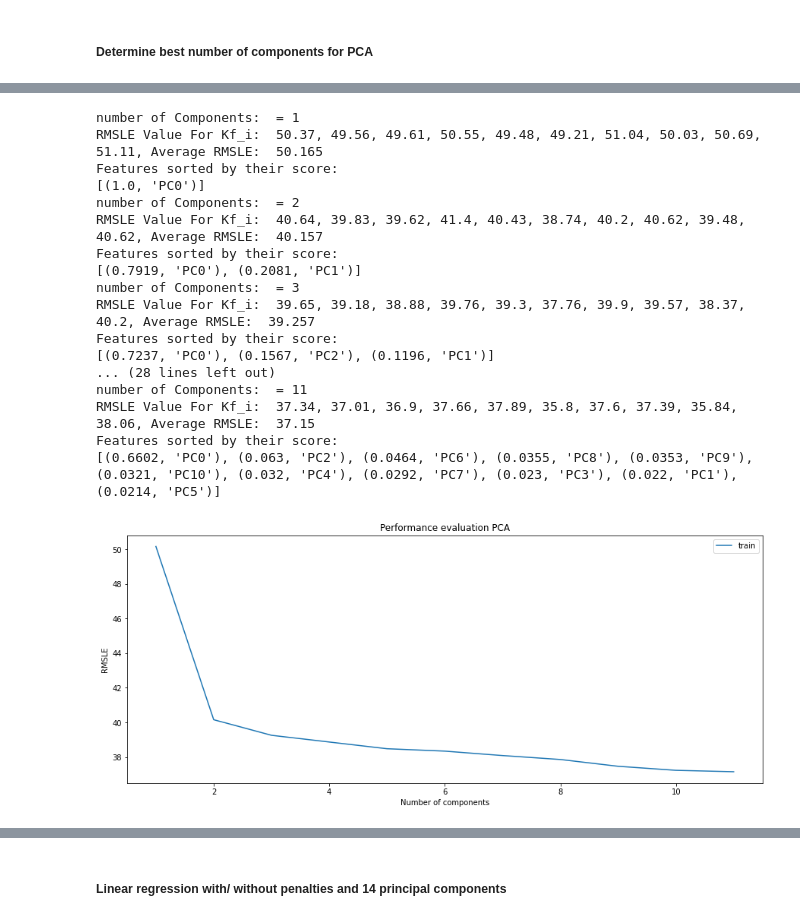
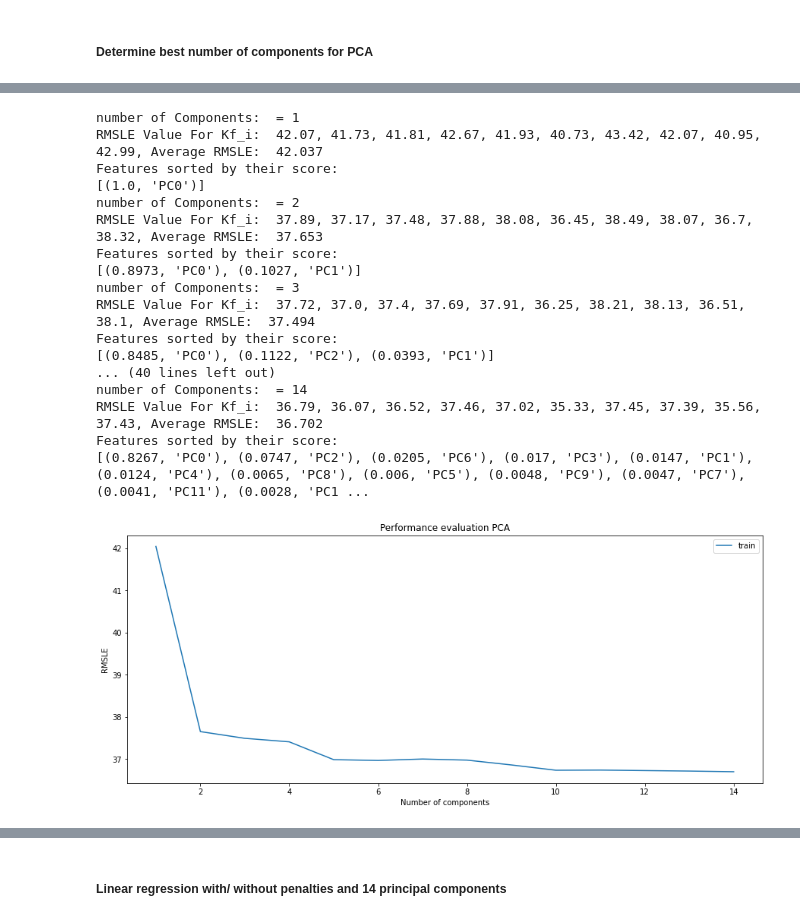
Before and after one commit to j-greggazz/Kaggle, a Jupyter notebook: Predictive Maintenance/notebooks/NASA Turbofan engine degradation analysis.ipynb, the cells around one changed output, grey strips where cells are left out. Drawn from its saved outputs; the diff is of its cells as text; code cells hidden in the pictures.

```diff
--- a/Predictive Maintenance/notebooks/NASA Turbofan engine degradation analysis.ipynb
+++ b/Predictive Maintenance/notebooks/NASA Turbofan engine degradation analysis.ipynb
@@ -385,0 +390,4 @@ plt.show()
+# %%
+train = train.sample(frac=1)
+train_ = train_.sample(frac=1)
+train_.head()
@@ -385,0 +426,3 @@ plt.show()
+# %%
+train.drop(['unit_num', 'opSetting1', 'opSetting2'], axis = 1, inplace = True)
+train.head(2)
@@ -450,2 +664,0 @@ def rmsle(ytrue, ypred):
-# %%
-train.drop('unit_num', axis = 1, inplace = True)
@@ -463,5 +679,0 @@ Features sorted by their score:
-# %%
-train.drop(['opSetting1', 'opSetting2'],  axis = 1, inplace = True)
-rfModel = RandomForestRegressor(n_estimators=100)
-#run_train_test_split(train, rfModel)testModel
-testModel(train, 4, rfModel, returnVal = False, printOutput = True, printFeatureImp = True)
@@ -730,37 +900,35 @@ def convertToPCA_reg(df, nComponents):
 # %%
 result = []
 scaled_result = []
 for nComponents in range(1, 15):
     print("{} = {}".format('number of Components: ', nComponents))
     df_PCA_one = convertToPCA_reg(train_one, nComponents)
 
-    # Presaved Random Forest Regressor max_params:
-    max_params['params'] = {'min_impurity_decrease': 0.00037466493803095416, 'max_depth': 39, 'n_estimators': 129}
-    rfModel = RandomForestRegressor(**max_params['params'])
-    newVal = testModel(df = df_PCA_one, n_splits = 10, model = rfModel, returnVal = True, printFeatureImp = True)
+    # Presaved Gradient Boosting max_params (best performing model):
+    newVal = testModel(df = df_PCA_one, n_splits = 10, model = gbModel, returnVal = True, printFeatureImp = True)
     result.append(newVal)
 
 f, axs = plt.subplots(1, 1, figsize=(15,6))
 axs.plot(range(1, len(result)+1), result, label = 'train')
 plt.legend()
 
 _ = axs.set(xlabel="Number of components", ylabel='RMSLE', title='Performance evaluation PCA')
 # %% [output]
 number of Components:  = 1
-RMSLE Value For Kf_i:  50.37, 49.56, 49.61, 50.55, 49.48, 49.21, 51.04, 50.03, 50.69, 51.11, Average RMSLE:  50.165
+RMSLE Value For Kf_i:  42.07, 41.73, 41.81, 42.67, 41.93, 40.73, 43.42, 42.07, 40.95, 42.99, Average RMSLE:  42.037
 Features sorted by their score:
 [(1.0, 'PC0')]
 number of Components:  = 2
-RMSLE Value For Kf_i:  40.64, 39.83, 39.62, 41.4, 40.43, 38.74, 40.2, 40.62, 39.48, 40.62, Average RMSLE:  40.157
+RMSLE Value For Kf_i:  37.89, 37.17, 37.48, 37.88, 38.08, 36.45, 38.49, 38.07, 36.7, 38.32, Average RMSLE:  37.653
 Features sorted by their score:
-[(0.7919, 'PC0'), (0.2081, 'PC1')]
+[(0.8973, 'PC0'), (0.1027, 'PC1')]
 number of Components:  = 3
-RMSLE Value For Kf_i:  39.65, 39.18, 38.88, 39.76, 39.3, 37.76, 39.9, 39.57, 38.37, 40.2, Average RMSLE:  39.257
+RMSLE Value For Kf_i:  37.72, 37.0, 37.4, 37.69, 37.91, 36.25, 38.21, 38.13, 36.51, 38.1, Average RMSLE:  37.494
 Features sorted by their score:
-[(0.7237, 'PC0'), (0.1567, 'PC2'), (0.1196, 'PC1')]
-... (28 lines left out)
-number of Components:  = 11
-RMSLE Value For Kf_i:  37.34, 37.01, 36.9, 37.66, 37.89, 35.8, 37.6, 37.39, 35.84, 38.06, Average RMSLE:  37.15
+[(0.8485, 'PC0'), (0.1122, 'PC2'), (0.0393, 'PC1')]
+... (40 lines left out)
+number of Components:  = 14
+RMSLE Value For Kf_i:  36.79, 36.07, 36.52, 37.46, 37.02, 35.33, 37.45, 37.39, 35.56, 37.43, Average RMSLE:  36.702
 Features sorted by their score:
-[(0.6602, 'PC0'), (0.063, 'PC2'), (0.0464, 'PC6'), (0.0355, 'PC8'), (0.0353, 'PC9'), (0.0321, 'PC10'), (0.032, 'PC4'), (0.0292, 'PC7'), (0.023, 'PC3'), (0.022, 'PC1'), (0.0214, 'PC5')]
+[(0.8267, 'PC0'), (0.0747, 'PC2'), (0.0205, 'PC6'), (0.017, 'PC3'), (0.0147, 'PC1'), (0.0124, 'PC4'), (0.0065, 'PC8'), (0.006, 'PC5'), (0.0048, 'PC9'), (0.0047, 'PC7'), (0.0041, 'PC11'), (0.0028, 'PC1 ...
-[figure, old version]
+[figure, new version]
```
Also changed, not shown: parts of 56 cells of this notebook.
